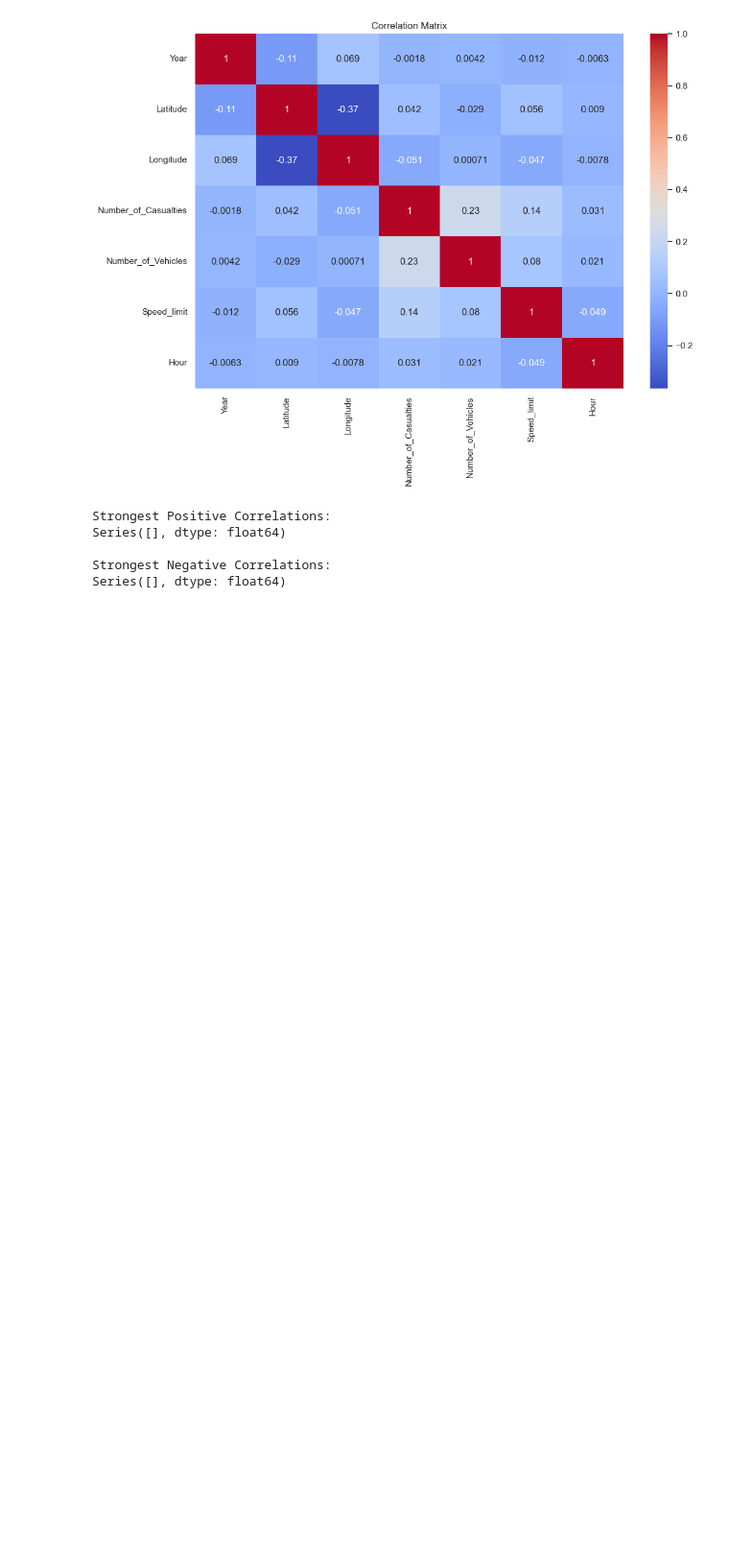
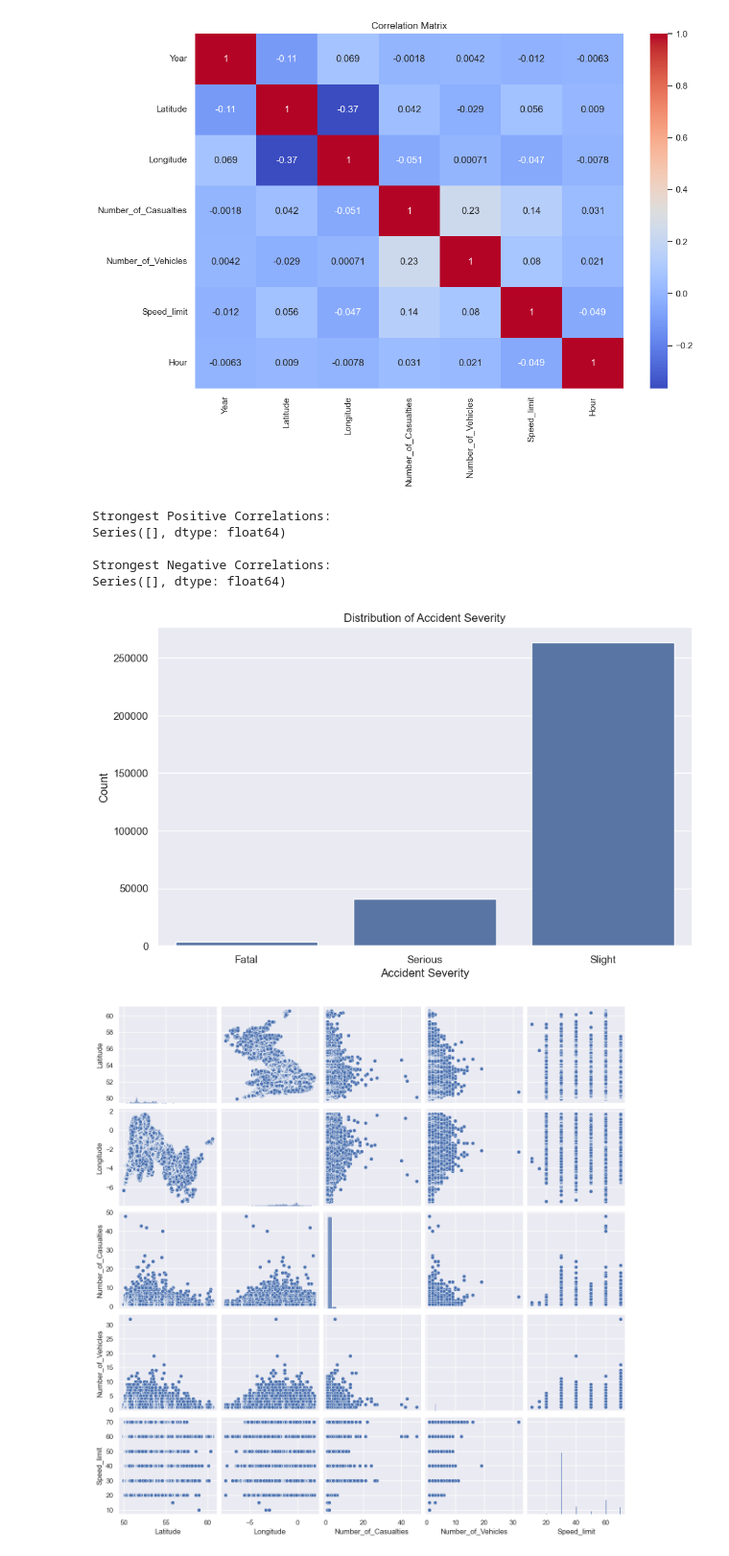
Before and after one commit to avidcyclist/auto_insurance_practice, a Jupyter notebook: notebooks/analysis.ipynb, the cells around one changed output. Shown at 96% size. Drawn from its saved outputs; the diff is of its cells as text; code cells hidden in the pictures; blank space fills up the shorter version.

Commit message:
some more analysis

```diff
--- a/notebooks/analysis.ipynb
+++ b/notebooks/analysis.ipynb
@@ -560,16 +261,3 @@ plt.ylabel('Hour of the Day')
 plt.show()
 # %% [output]
 [figure]
-# %%
-# Bin the number of vehicles involved
-bins = [1, 2, 3, 4, 5, 10, 20, 50, 100]
-labels = ['1', '2', '3', '4', '5', '6-10', '11-20', '21-50', '51+']
-data['Vehicles_Binned'] = pd.cut(data['Number_of_Vehicles'], bins=bins, labels=labels, right=False)
-
-# Example analysis: Accidents by number of vehicles involved (binned)
-plt.figure(figsize=(10, 6))
-sns.countplot(data=data, x='Vehicles_Binned')
-plt.title('Distribution of Accidents by Number of Vehicles Involved (Binned)')
-plt.xlabel('Number of Vehicles Involved')
-plt.ylabel('Count')
-plt.show()
@@ -654,3 +340,19 @@ Series([], dtype: float64)
 
 Strongest Negative Correlations:
 Series([], dtype: float64)
+# %%
+# Distribution of accident severity
+plt.figure(figsize=(10, 6))
+sns.countplot(data=data, x='Accident_Severity')
+plt.title('Distribution of Accident Severity')
+plt.xlabel('Accident Severity')
+plt.ylabel('Count')
+plt.show()
+
+# Pairplot of numerical features
+numerical_features = ['Latitude', 'Longitude', 'Number_of_Casualties', 'Number_of_Vehicles', 'Speed_limit']
+sns.pairplot(data[numerical_features])
+plt.show()
+# %% [output]
+[figure, added]
+[figure, added]
```
Also changed, not shown: parts of 25 cells of this notebook.
